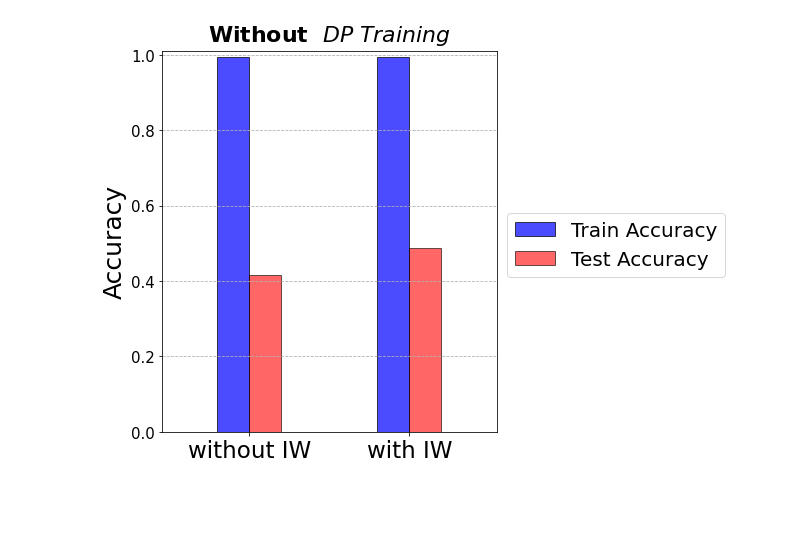
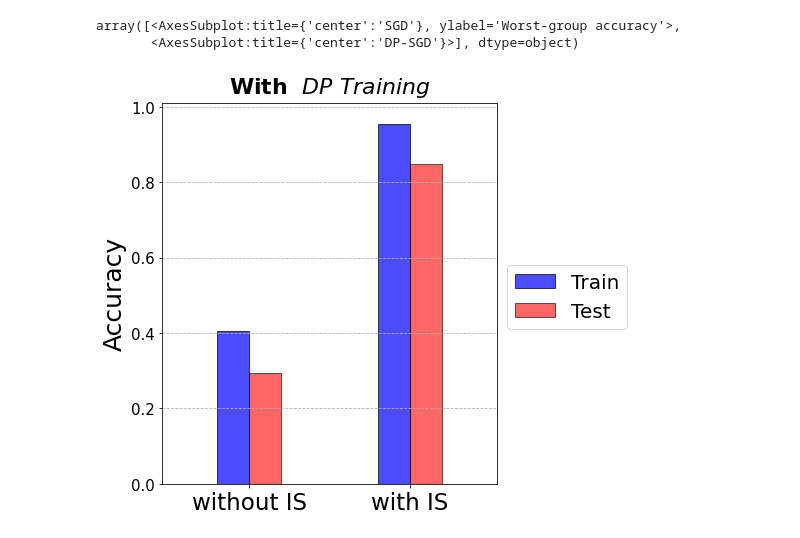
Before and after one commit to yangarbiter/wilds, a Jupyter notebook: notebooks/main_fig_yd.ipynb, the cells around one changed output. Cells and saved outputs as stored; diff of their text form; code cells hidden in the pictures; blank space fills up the shorter version.

```diff
--- a/notebooks/main_fig_yd.ipynb
+++ b/notebooks/main_fig_yd.ipynb
@@ -4,35 +61,41 @@ import matplotlib.pyplot as plt
+# %%
+axes
+# %% [output]
+array([<AxesSubplot:title={'center':'SGD'}, ylabel='Worst-group accuracy'>,
+       <AxesSubplot:title={'center':'DP-SGD'}>], dtype=object)
 # %%
 # set width of bar
 barWidth = 0.02
 fig = plt.subplots(figsize =(6, 7))
 
 # set height of bar
-Train_acc = [0, 0.994232, 0.994232, 0]
-Test_acc = [0, 0.416667, 0.488889, 0]
+Train_acc = [0, 0.406205, 0.955347, 0]
+Test_acc = [0, 0.294444, 0.850000, 0]
 
 # Set position of bar on X axis
 br1 = np.arange(len(Train_acc))
 br1 = [0.175, 0.2, 0.3, 0.325]
 br2 = [x + barWidth for x in br1]
 br3 = [x + barWidth for x in br2]
 
 # Make the plot
 plt.bar(br1, Train_acc, color ='b', alpha=0.7, width = barWidth,
-        edgecolor ='black', linewidth=1, label ='Train Accuracy')
+        edgecolor ='black', linewidth=1, label ='Train')
 plt.bar(br2, Test_acc, color ='r', alpha=0.6, width = barWidth,
-        edgecolor ='black', linewidth=1, label ='Test Accuracy')
+        edgecolor ='black', linewidth=1, label ='Test')
 
 # Adding configs
 plt.ylabel('Accuracy',  fontsize = 25)
 plt.xticks([r + barWidth * 0.5 for r in br1[1:3]],
-           ['without IW', 'with IW', ''],fontsize=20)
-plt.title('Without $\it{\,\,DP\,\, Training}$', fontweight ='bold',  fontsize = 22, y=1.01)
+           ['without IS', 'with IS'],fontsize=20)
+plt.title('With $\it{\,\,DP\,\, Training}$', fontweight ='bold',  fontsize = 22, y=1.01)
 plt.rc('xtick', labelsize=14)
-plt.legend(fontsize=20, bbox_to_anchor=(1, 0.6))
-plt.ylim(0.0, 1.01)
 plt.tick_params(axis='x', labelsize=23)
 plt.tick_params(axis='y', labelsize=15)
+plt.legend(fontsize=20, bbox_to_anchor=(1, 0.6))
+
+plt.ylim(0.0, 1.01)
 plt.grid(axis='y', linestyle='--')
-plt.savefig('main_fig1.pdf', bbox_inches='tight')
+plt.savefig('main_fig2.pdf', bbox_inches='tight')
 # %% [output]
-[figure, old version]
+[figure, new version]
```
Also changed, not shown: parts of 2 cells of this notebook.
